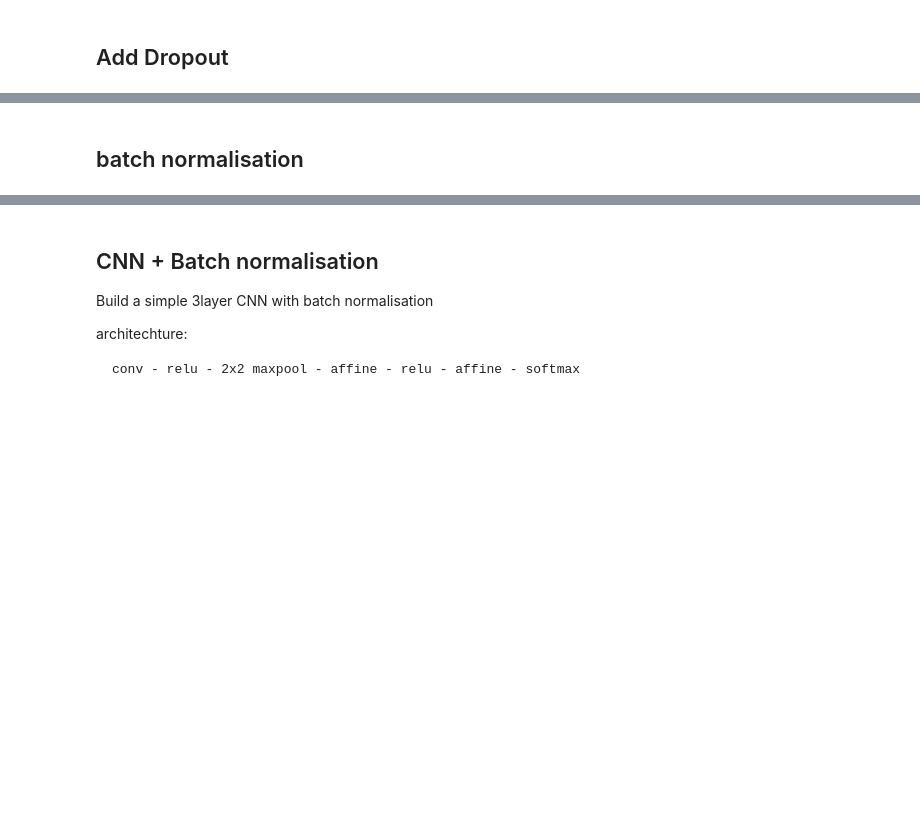
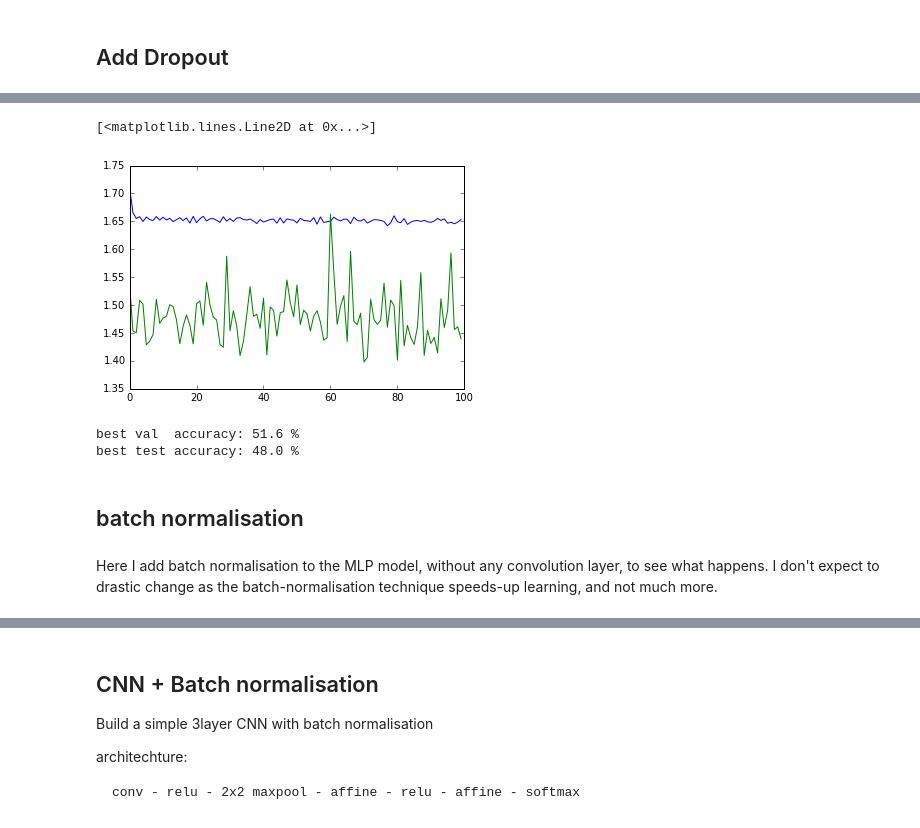
Before and after one commit to peymanbey/CIFAR10, a Jupyter notebook: CS231n2.ipynb, the cells around one changed output, grey strips where cells are left out. Drawn from its saved outputs; the diff is of its cells as text; code cells hidden in the pictures; blank space fills up the shorter version.

```diff
--- a/CS231n2.ipynb
+++ b/CS231n2.ipynb
@@ -102,11 +120,12 @@ network = build_fc_model(in_shape=input_shape,
                          dropout=dropout,
                          in_var=X)
 # %%
-net, test_fn, train_loss_history_, val_loss_history_, val_error_history_ = early_stop(net=network,
-                                                                                 data=shared_data,
-                                                                                 X=X, y=y,
-                                                                                 batch_size=2048,
-                                                                                 l1_reg=0,
-                                                                                 l2_reg=0,
-                                                                                 lear_rate=1e-3,
-                                                                                 printFreq=200)
+net,test_fn, train_loss_history_, val_loss_history_, val_error_history_ = early_stop(net=network,
+                                                                                     data=shared_data,
+                                                                                     X=X, y=y,
+                                                                                     batch_size=2048,
+                                                                                     l1_reg=0,
+                                                                                     l2_reg=.01,
+                                                                                     lear_rate=1e-3,
+                                                                                     iteration=100,
+                                                                                     printFreq=20)
@@ -113,5 +148,20 @@ net, test_fn, train_loss_history_, val_loss_history_, val_error_history_ = early
+# %%
+plt.plot(train_loss_history_)
+plt.plot(val_loss_history_)
+# %% [output]
+[<matplotlib.lines.Line2D at 0x...>]
+[figure, added]
+# %%
+print "best val  accuracy:", (1-min(val_error_history_))*100,"%"
+print "best test accuracy:", (1-test_fn()[1])*100,"%"
+# %% [output]
+best val  accuracy: 51.6 %
+best test accuracy: 48.0 %
 # %% [markdown]
 ## batch normalisation
+# %% [markdown]
+Here I add batch normalisation to the MLP model, without any convolution layer, to see what happens.
+I don't expect to drastic change as the batch-normalisation technique speeds-up learning, and not much more.
 # %%
 # build model
 # here i only use a normal MLP, you shoudln't expect very good results
```
Also changed, not shown: parts of 25 cells of this notebook, 1 other file.
